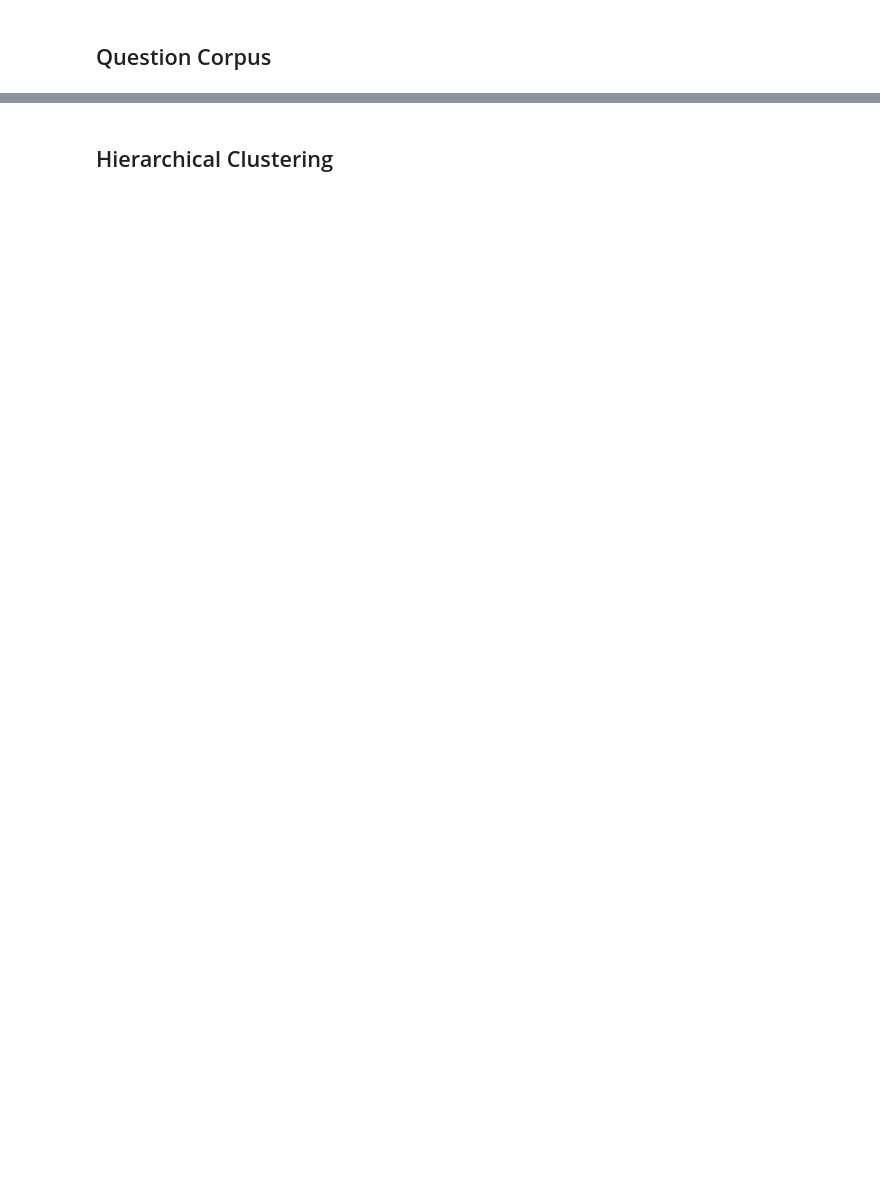
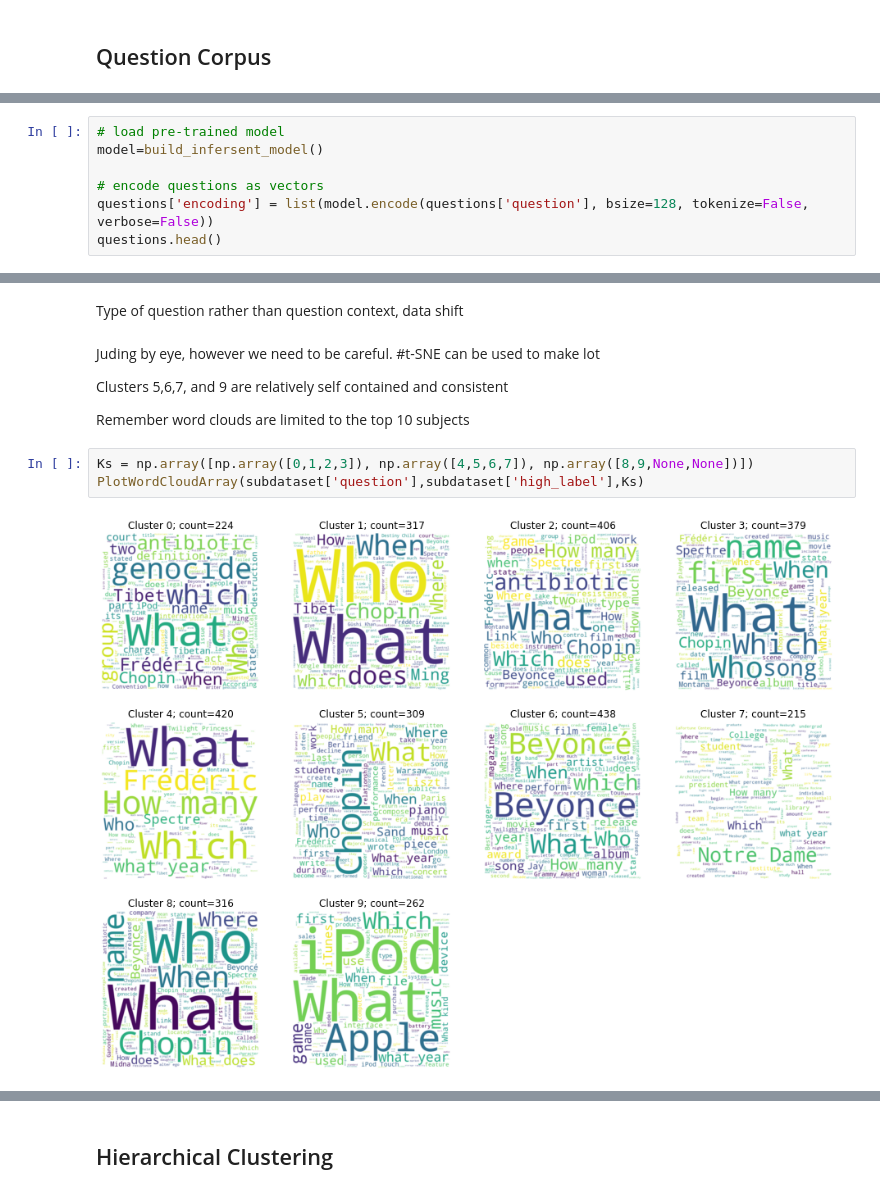
Before and after one commit to millerdw/millerdw.github.io, a Jupyter notebook: _notebooks/FindingTheWords_5/QuestionClusteringInPython.ipynb, the cells around one changed output, grey strips where cells are left out. Saved outputs shown, nothing was run; the diff lists cells and outputs as text; blank space fills up the shorter version.

```diff
--- a/_notebooks/FindingTheWords_5/QuestionClusteringInPython.ipynb
+++ b/_notebooks/FindingTheWords_5/QuestionClusteringInPython.ipynb
@@ -196,0 +70,7 @@ Cluster 1:
+# %%
+# load pre-trained model
+model=build_infersent_model()
+
+# encode questions as vectors
+questions['encoding'] = list(model.encode(questions['question'], bsize=128, tokenize=False, verbose=False))
+questions.head()
@@ -196,0 +252,14 @@ Cluster 1:
+# %% [markdown]
+Type of question rather than question context, data shift
+# %% [markdown]
+Juding by eye, however we need to be careful. #t-SNE can be used to make lot
+
+Clusters 5,6,7, and 9 are relatively self contained and consistent
+
+
+Remember word clouds are limited to the top 10 subjects
+# %%
+Ks = np.array([np.array([0,1,2,3]), np.array([4,5,6,7]), np.array([8,9,None,None])])
+PlotWordCloudArray(subdataset['question'],subdataset['high_label'],Ks)
+# %% [output]
+[figure, added]
```
Also changed, not shown: parts of 61 cells of this notebook, 2 other files.
